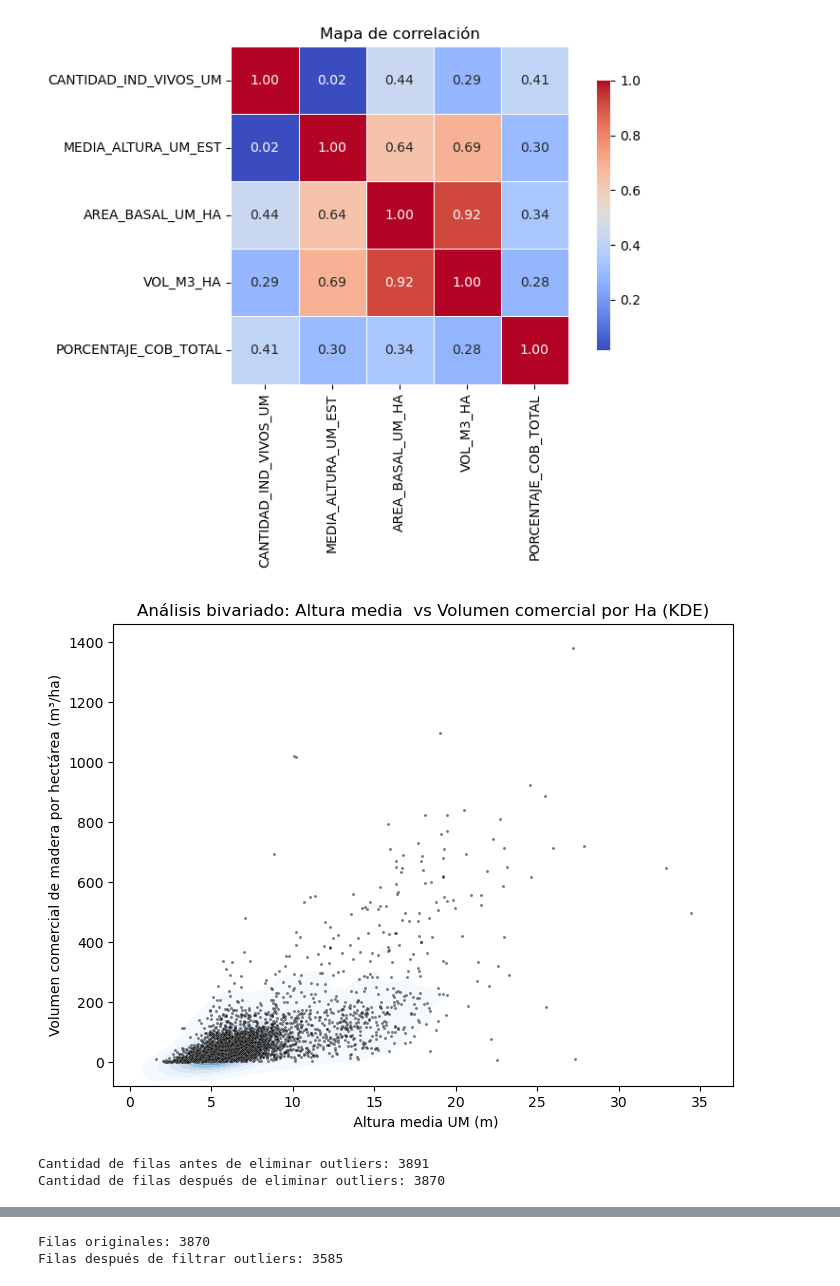
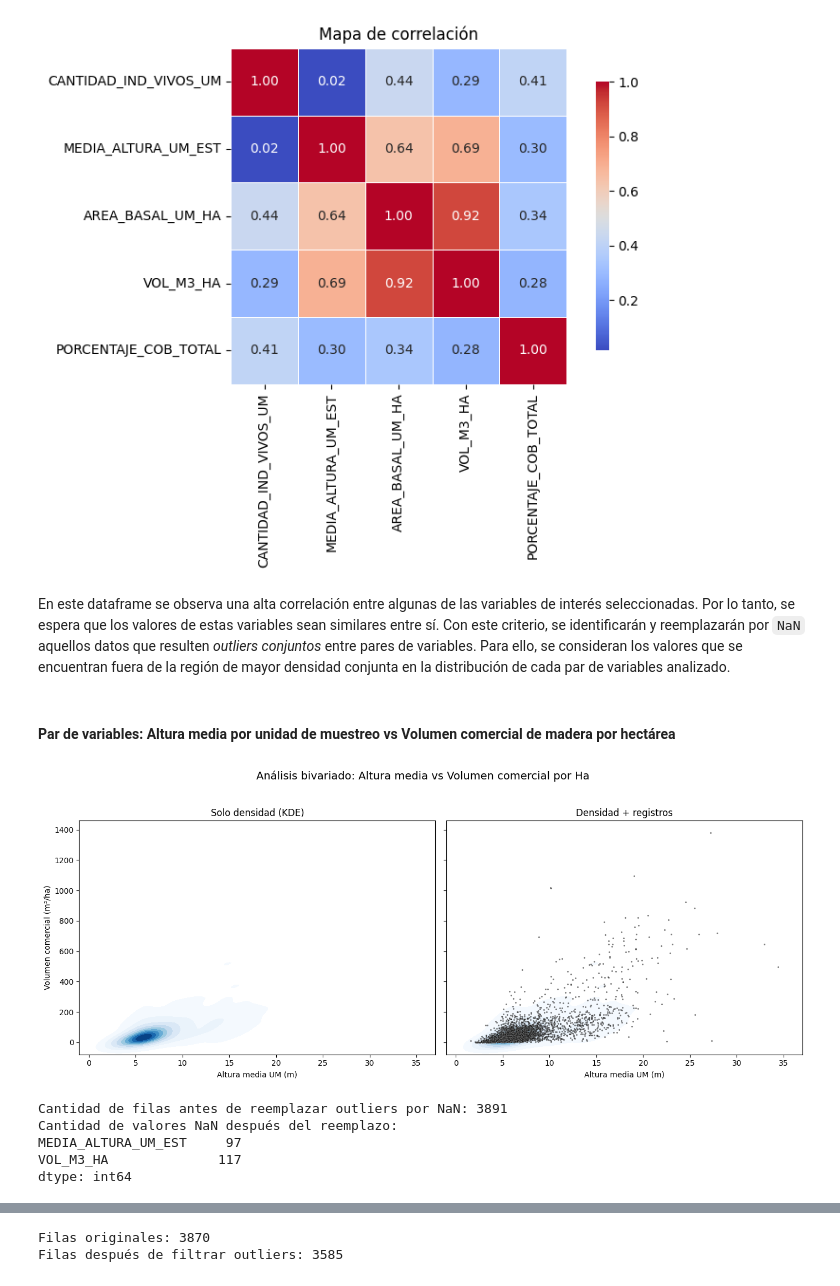
Before and after one commit to poggiogu/DiploDatos2025_Mentoria_17, a Jupyter notebook: mentoria_17_tp2.ipynb, the cells around one changed output, grey strips where cells are left out. Drawn from its saved outputs; the diff is of its cells as text; code cells hidden in the pictures.

Commit message:
justificacion de filtrado de analisis bivariado

```diff
--- a/mentoria_17_tp2.ipynb
+++ b/mentoria_17_tp2.ipynb
@@ -64,31 +64,72 @@ plt.tight_layout()
 plt.show()
 # %% [output]
 [figure]
+# %% [markdown]
+En este dataframe se observa una alta correlación entre algunas de las variables de interés seleccionadas. Por lo tanto, se espera que los valores de estas variables sean similares entre sí. Con este criterio, se identificarán y reemplazarán por `NaN` aquellos datos que resulten *outliers conjuntos* entre pares de variables. Para ello, se consideran los valores que se encuentran fuera de la región de mayor densidad conjunta en la distribución de cada par de variables analizado.
+# %% [markdown]
+#### Par de variables: Altura media por unidad de muestreo vs Volumen comercial de madera por hectárea
 # %%
 # Eliminar nulos
 df = df_general_c.copy()
 datos = df[['MEDIA_ALTURA_UM_EST', 'VOL_M3_HA']].dropna()
 
-# Gráfico de densidad bivariada
-plt.figure(figsize=(8,6))
+# Crear figura con dos subplots
+fig, axes = plt.subplots(1, 2, figsize=(14, 6), sharex=True, sharey=True)
+
+# --- Subplot 1: Solo KDE ---
 sb.kdeplot(
     x=datos['MEDIA_ALTURA_UM_EST'],
     y=datos['VOL_M3_HA'],
     fill=True,
     cmap='Blues',
-    thresh=0.05
+    thresh=0.05,
+    ax=axes[0]
 )
-sb.scatterplot(x=datos['MEDIA_ALTURA_UM_EST'], y=datos['VOL_M3_HA'], color='black', s=5, alpha=0.5)
-plt.xlabel(" Altura media UM (m)")
-plt.ylabel("Volumen comercial de madera por hectárea (m³/ha)")
-plt.title("Análisis bivariado: Altura media  vs Volumen comercial por Ha (KDE)")
+axes[0].set_title("Solo densidad (KDE)")
+axes[0].set_xlabel("Altura media UM (m)")
+axes[0].set_ylabel("Volumen comercial (m³/ha)")
+
+# --- Subplot 2: KDE + scatter ---
+sb.kdeplot(
+    x=datos['MEDIA_ALTURA_UM_EST'],
+    y=datos['VOL_M3_HA'],
+    fill=True,
+    cmap='Blues',
+    thresh=0.05,
+    ax=axes[1]
+)
+sb.scatterplot(
+    x=datos['MEDIA_ALTURA_UM_EST'],
+    y=datos['VOL_M3_HA'],
+    color='black',
+    s=5,
+    alpha=0.5,
+    ax=axes[1]
+)
+axes[1].set_title("Densidad + registros")
+axes[1].set_xlabel("Altura media UM (m)")
+axes[1].set_ylabel("Volumen comercial (m³/ha)")
+
+# Ajustar diseño
+plt.suptitle("Análisis bivariado: Altura media vs Volumen comercial por Ha", fontsize=14)
+plt.tight_layout(rect=[0, 0.03, 1, 0.95])
 plt.show()
 # %% [output]
-[figure, old version]
+[figure, new version]
 # %%
-print("Cantidad de filas antes de eliminar outliers:", len(df))
-df = df[~((df['MEDIA_ALTURA_UM_EST'] > 20) & (df['VOL_M3_HA'] > 400))]
-print("Cantidad de filas después de eliminar outliers:", len(df))
+print("Cantidad de filas antes de reemplazar outliers por NaN:", df.shape[0])
+
+# Condición de outliers
+cond_outliers = (df['MEDIA_ALTURA_UM_EST'] > 20) & (df['VOL_M3_HA'] > 400)
+
+# Reemplazar con NaN
+df.loc[cond_outliers, ['MEDIA_ALTURA_UM_EST', 'VOL_M3_HA']] = np.nan
+
+print("Cantidad de valores NaN después del reemplazo:")
+print(df[['MEDIA_ALTURA_UM_EST', 'VOL_M3_HA']].isna().sum())
 # %% [output]
-Cantidad de filas antes de eliminar outliers: 3891
-Cantidad de filas después de eliminar outliers: 3870
+Cantidad de filas antes de reemplazar outliers por NaN: 3891
+Cantidad de valores NaN después del reemplazo:
+MEDIA_ALTURA_UM_EST     97
+VOL_M3_HA              117
+dtype: int64
```
Also changed, not shown: parts of 5 cells of this notebook.
